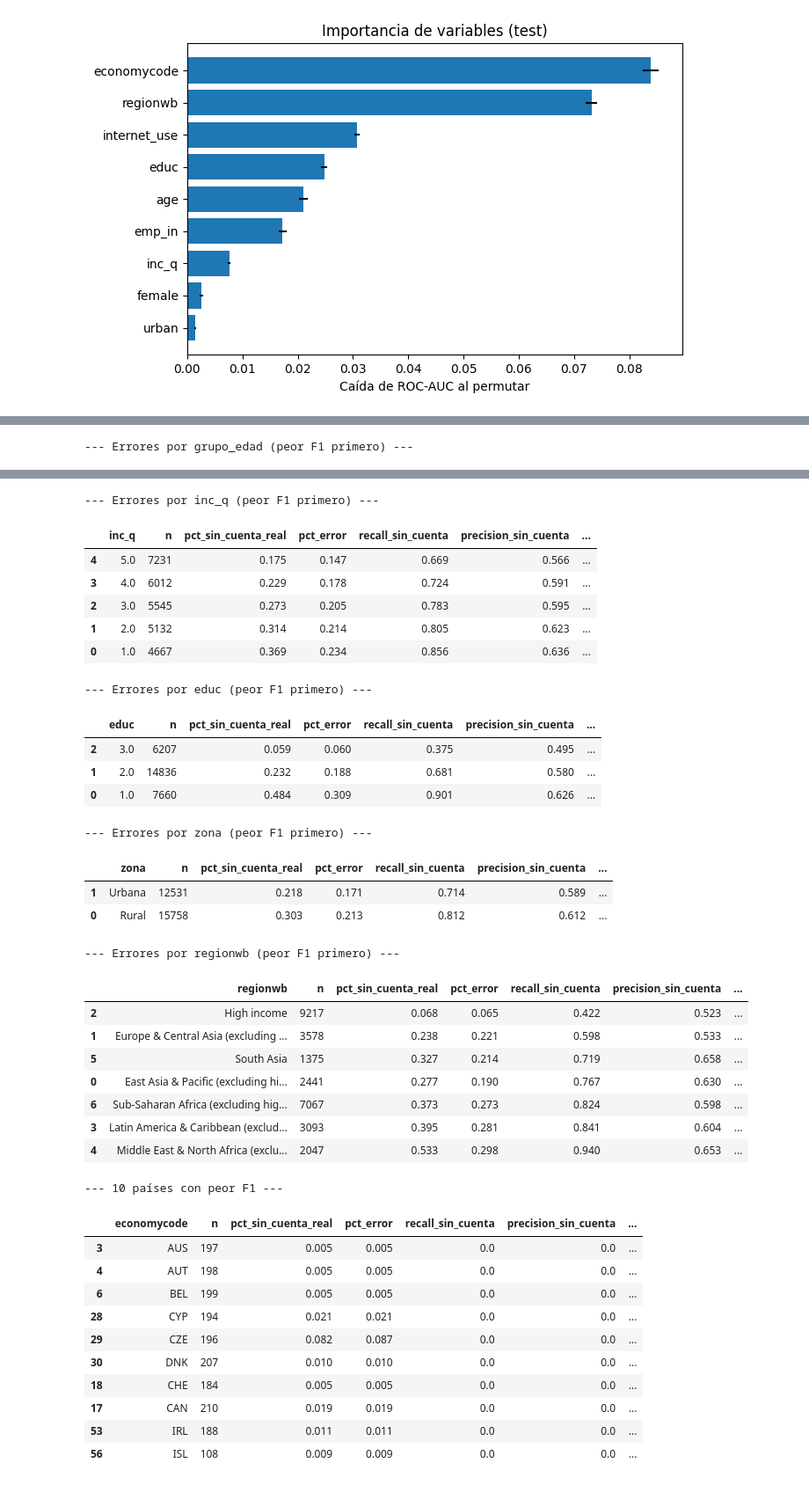
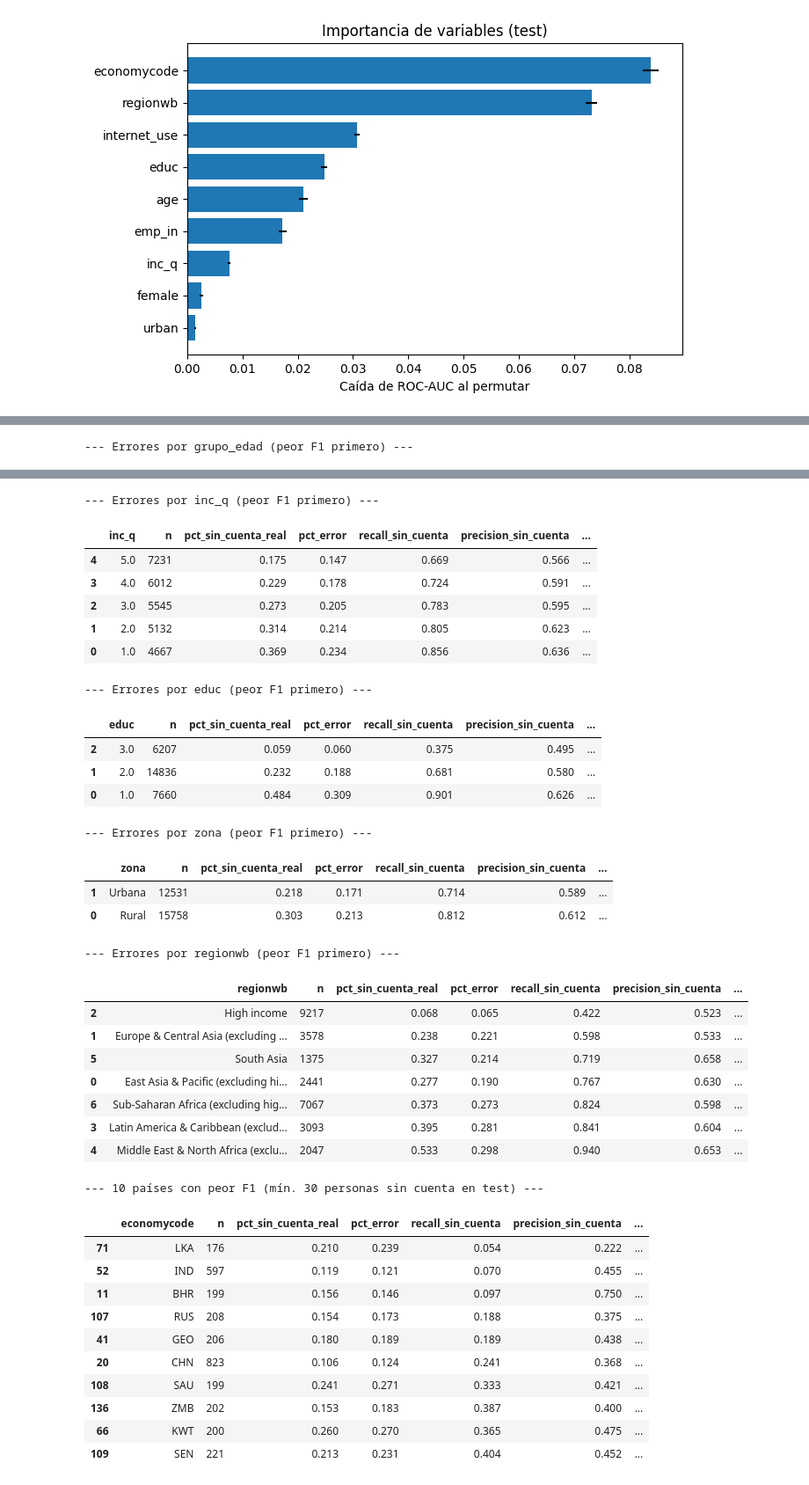
Before and after one commit to Bootcamp-DA-P3/Proyecto_8_Clasificacion_Lena_Tania_Franco, a Jupyter notebook: notebooks/02_modelado.ipynb, the cells around one changed output, grey strips where cells are left out. Shown at 88% size. Cells and saved outputs as stored; diff of their text form; code cells hidden in the pictures.

Commit message:
model: se hacen ajustes modelado y evaluación en notebook

```diff
--- a/notebooks/02_modelado.ipynb
+++ b/notebooks/02_modelado.ipynb
@@ -438,10 +408,11 @@ ESPACIOS = {
                 "modelo__reg_lambda": loguniform(0.1, 20)},
 }
 
-# Modelo a tunear: el mejor por ROC-AUC (test) que cumple overfitting. Cambia aquí para forzar otro
+# Modelo a tunear: el mejor por ROC-AUC en validación cruzada (§6) que cumple overfitting. Cambia aquí para forzar otro
 # (p. ej. "hist_gb" es mucho más rápido de tunear que "random_forest").
-candidatos = tabla_comp[tabla_comp["overfitting_ok"]]
-MODELO_A_TUNEAR = (candidatos if len(candidatos) else tabla_comp).iloc[0]["modelo"]
+candidatos = tabla_cv[tabla_cv["overfitting_ok"]]
+MODELO_A_TUNEAR = (candidatos if len(candidatos) else tabla_cv).iloc[0]["modelo"]
+
 print("Modelo a tunear:", MODELO_A_TUNEAR)
 
 if EJECUTAR_TUNING:
@@ -517,6 +481,7 @@ nombre_final = MODELO_A_TUNEAR
 clf_final = catalogo_modelos()[nombre_final].set_params(**mejores_params)
 
 # --- umbral con predicciones out-of-fold del TRAIN (columna 0 = P(account = 0)) ---
+cv = StratifiedKFold(n_splits=5, shuffle=True, random_state=RANDOM_STATE)
 oof = cross_val_predict(crear_pipeline(clf_final), X_train, y_train, cv=cv,
                         method="predict_proba", n_jobs=-1)
 umbral = mejor_umbral_f1(y_train, oof[:, 0])
@@ -665,8 +630,9 @@ for col in ["genero", "grupo_edad", "inc_q", "educ", "zona", "regionwb", "econom
 for col in ["genero", "grupo_edad", "inc_q", "educ", "zona", "regionwb"]:
     print(f"\n--- Errores por {col} (peor F1 primero) ---")
     display(errores[col].round(3))
-print("\n--- 10 países con peor F1 ---")
-display(errores["economycode"].head(10).round(3))
+print("\n--- 10 países con peor F1 (mín. 30 personas sin cuenta en test) ---")
+pais = errores["economycode"].assign(n_sin_cuenta=lambda x: (x["n"] * x["pct_sin_cuenta_real"]).round())
+display(pais[pais["n_sin_cuenta"] >= 30].head(10).round(3))
 
 # errores más "confiados": el modelo estaba muy seguro y se equivocó
 (d[d["error"] == 1].assign(confianza=lambda x: (x["p0"] - 0.5).abs())
@@ -684,42 +650,42 @@ display(errores["economycode"].head(10).round(3))
 | 2 | 35-44 | 5422 | 0.232 | 0.177 | 0.747 | 0.595 | ... |
 | 4 | 55-64 | 3707 | 0.230 | 0.172 | 0.734 | 0.604 | ... |
 | 3 | 45-54 | 4236 | 0.223 | 0.173 | 0.764 | 0.586 | ... |
 | 0 | 15-24 | 5096 | 0.409 | 0.260 | 0.855 | 0.635 | ... |
 --- Errores por inc_q (peor F1 primero) ---
 |  | inc_q | n | pct_sin_cuenta_real | pct_error | recall_sin_cuenta | precision_sin_cuenta | ... |
 | 4 | 5.0 | 7231 | 0.175 | 0.147 | 0.669 | 0.566 | ... |
 | 3 | 4.0 | 6012 | 0.229 | 0.178 | 0.724 | 0.591 | ... |
 | 2 | 3.0 | 5545 | 0.273 | 0.205 | 0.783 | 0.595 | ... |
 | 1 | 2.0 | 5132 | 0.314 | 0.214 | 0.805 | 0.623 | ... |
 | 0 | 1.0 | 4667 | 0.369 | 0.234 | 0.856 | 0.636 | ... |
 --- Errores por educ (peor F1 primero) ---
 |  | educ | n | pct_sin_cuenta_real | pct_error | recall_sin_cuenta | precision_sin_cuenta | ... |
 | 2 | 3.0 | 6207 | 0.059 | 0.060 | 0.375 | 0.495 | ... |
 | 1 | 2.0 | 14836 | 0.232 | 0.188 | 0.681 | 0.580 | ... |
 | 0 | 1.0 | 7660 | 0.484 | 0.309 | 0.901 | 0.626 | ... |
 --- Errores por zona (peor F1 primero) ---
 |  | zona | n | pct_sin_cuenta_real | pct_error | recall_sin_cuenta | precision_sin_cuenta | ... |
 | 1 | Urbana | 12531 | 0.218 | 0.171 | 0.714 | 0.589 | ... |
 | 0 | Rural | 15758 | 0.303 | 0.213 | 0.812 | 0.612 | ... |
 --- Errores por regionwb (peor F1 primero) ---
 |  | regionwb | n | pct_sin_cuenta_real | pct_error | recall_sin_cuenta | precision_sin_cuenta | ... |
 | 2 | High income | 9217 | 0.068 | 0.065 | 0.422 | 0.523 | ... |
 | 1 | Europe & Central Asia (excluding ... | 3578 | 0.238 | 0.221 | 0.598 | 0.533 | ... |
 | 5 | South Asia | 1375 | 0.327 | 0.214 | 0.719 | 0.658 | ... |
 | 0 | East Asia & Pacific (excluding hi... | 2441 | 0.277 | 0.190 | 0.767 | 0.630 | ... |
 | 6 | Sub-Saharan Africa (excluding hig... | 7067 | 0.373 | 0.273 | 0.824 | 0.598 | ... |
 | 3 | Latin America & Caribbean (exclud... | 3093 | 0.395 | 0.281 | 0.841 | 0.604 | ... |
 | 4 | Middle East & North Africa (exclu... | 2047 | 0.533 | 0.298 | 0.940 | 0.653 | ... |
---- 10 países con peor F1 ---
+--- 10 países con peor F1 (mín. 30 personas sin cuenta en test) ---
 |  | economycode | n | pct_sin_cuenta_real | pct_error | recall_sin_cuenta | precision_sin_cuenta | ... |
-| 3 | AUS | 197 | 0.005 | 0.005 | 0.0 | 0.0 | ... |
-| 4 | AUT | 198 | 0.005 | 0.005 | 0.0 | 0.0 | ... |
-| 6 | BEL | 199 | 0.005 | 0.005 | 0.0 | 0.0 | ... |
-| 28 | CYP | 194 | 0.021 | 0.021 | 0.0 | 0.0 | ... |
-| 29 | CZE | 196 | 0.082 | 0.087 | 0.0 | 0.0 | ... |
-| 30 | DNK | 207 | 0.010 | 0.010 | 0.0 | 0.0 | ... |
-| 18 | CHE | 184 | 0.005 | 0.005 | 0.0 | 0.0 | ... |
-| 17 | CAN | 210 | 0.019 | 0.019 | 0.0 | 0.0 | ... |
-| 53 | IRL | 188 | 0.011 | 0.011 | 0.0 | 0.0 | ... |
-| 56 | ISL | 108 | 0.009 | 0.009 | 0.0 | 0.0 | ... |
+| 71 | LKA | 176 | 0.210 | 0.239 | 0.054 | 0.222 | ... |
+| 52 | IND | 597 | 0.119 | 0.121 | 0.070 | 0.455 | ... |
+| 11 | BHR | 199 | 0.156 | 0.146 | 0.097 | 0.750 | ... |
+| 107 | RUS | 208 | 0.154 | 0.173 | 0.188 | 0.375 | ... |
+| 41 | GEO | 206 | 0.180 | 0.189 | 0.189 | 0.438 | ... |
+| 20 | CHN | 823 | 0.106 | 0.124 | 0.241 | 0.368 | ... |
+| 108 | SAU | 199 | 0.241 | 0.271 | 0.333 | 0.421 | ... |
+| 136 | ZMB | 202 | 0.153 | 0.183 | 0.387 | 0.400 | ... |
+| 66 | KWT | 200 | 0.260 | 0.270 | 0.365 | 0.475 | ... |
+| 109 | SEN | 221 | 0.213 | 0.231 | 0.404 | 0.452 | ... |
 # %% [markdown]
```
Also changed, not shown: parts of 15 cells of this notebook.
